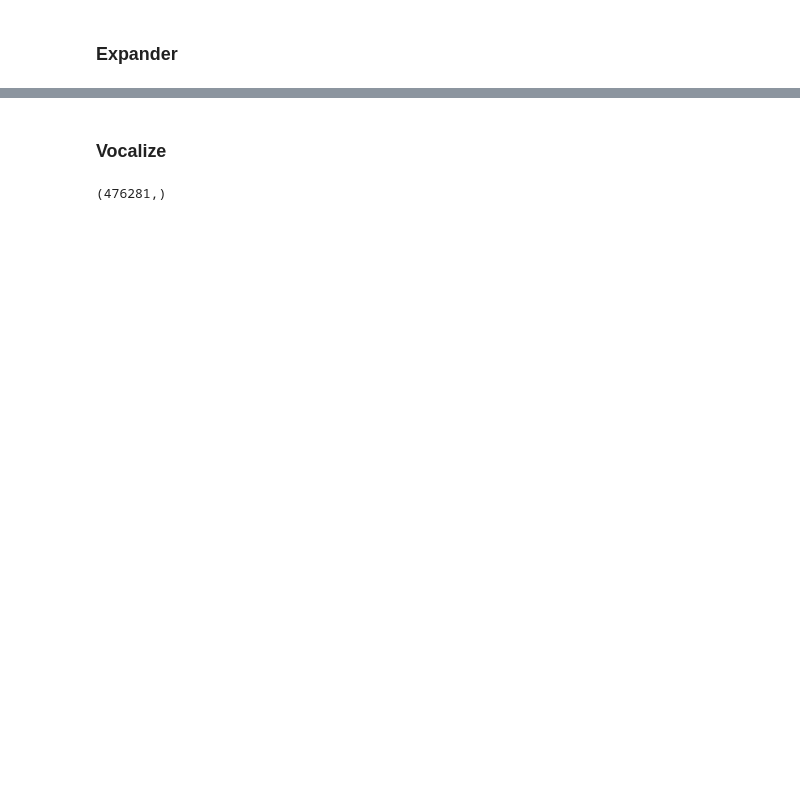
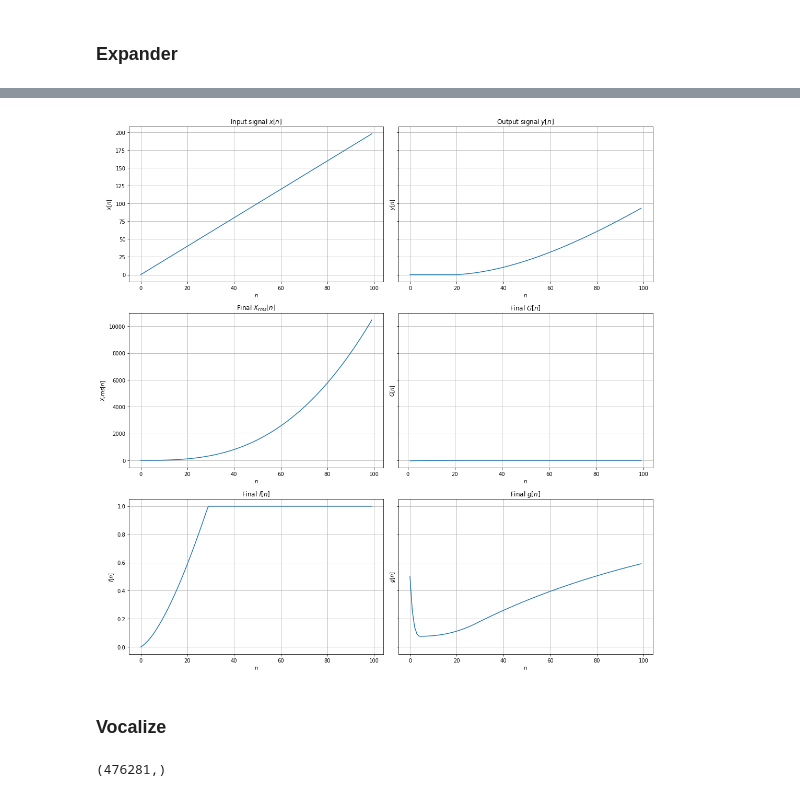
Before and after one commit to gbfelgas/coe780-topics-in-audio-signal-processing, a Jupyter notebook: chap04/compexp.ipynb, the cells around one changed output, grey strips where cells are left out. Drawn from its saved outputs; the diff is of its cells as text; code cells hidden in the pictures; blank space fills up the shorter version.

```diff
--- a/chap04/compexp.ipynb
+++ b/chap04/compexp.ipynb
@@ -120,3 +143,19 @@ plot_compexp(n, x, y, rms, f, G, g, 'compexp_simple_expander')
+# %%
+CT = 200
+ET = 25
+CS = 0
+ES = -1
+
+tav = 0.01
+at = 0.5
+rt = 0.01
+delay = 20
+
+y_linear, rms, G, f, g = compexp(x_linear, CT, CS, ET, ES, tav, at, rt, delay)
+plot_compexp(n, x_linear, y_linear, rms, f, G, g, 'expander/linear')
+sf.write('audios/expander/linear_out.wav', y_linear, 44100)
+# %% [output]
+[figure, added]
 # %% [markdown]
 ### Vocalize
 # %%
```
Also changed, not shown: parts of 28 cells of this notebook, 26 other files.
